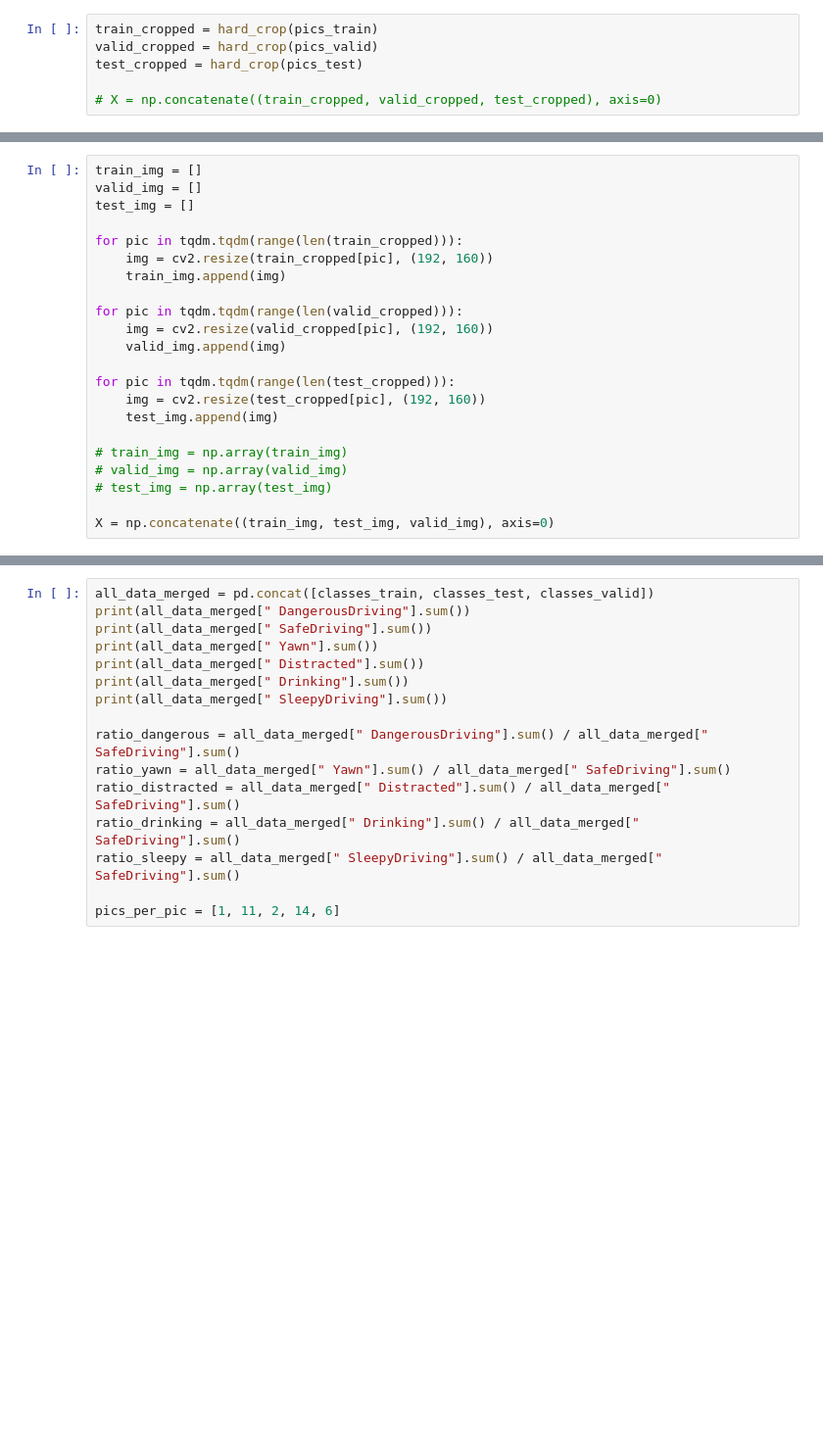
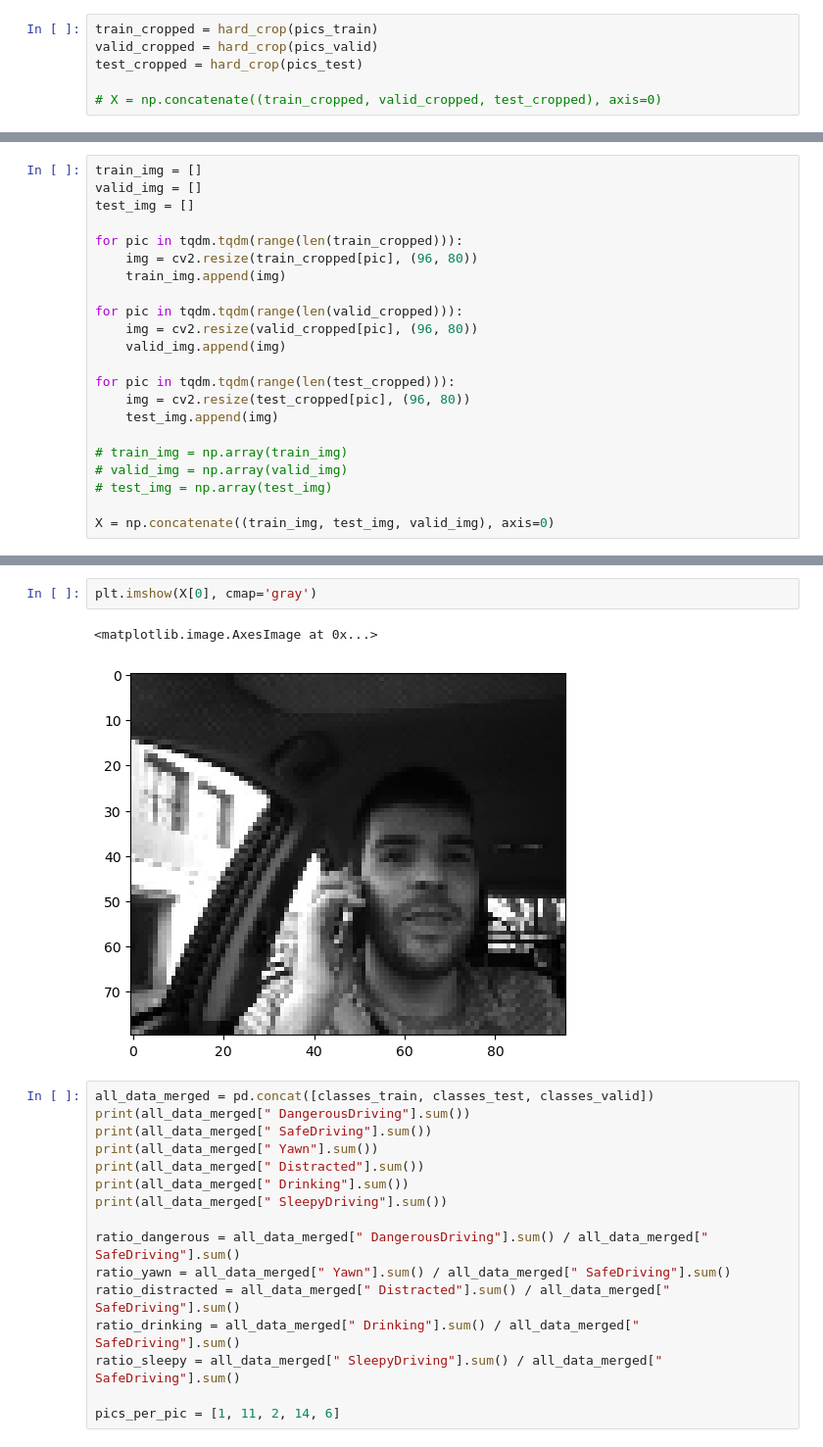
Before and after one commit to lennartvoelz/driver_inattention_detection, a Jupyter notebook: scripts/preproc.ipynb, the cells around one changed output, grey strips where cells are left out. Shown: that part at 98% size. Drawn from its saved outputs; the diff is of its cells as text; blank space fills up the shorter version.

```diff
--- a/scripts/preproc.ipynb
+++ b/scripts/preproc.ipynb
@@ -54,15 +73,15 @@ valid_img = []
 test_img = []
 
 for pic in tqdm.tqdm(range(len(train_cropped))):
-    img = cv2.resize(train_cropped[pic], (192, 160))
+    img = cv2.resize(train_cropped[pic], (96, 80))
     train_img.append(img)
 
 for pic in tqdm.tqdm(range(len(valid_cropped))):
-    img = cv2.resize(valid_cropped[pic], (192, 160))
+    img = cv2.resize(valid_cropped[pic], (96, 80))
     valid_img.append(img)
 
 for pic in tqdm.tqdm(range(len(test_cropped))):
-    img = cv2.resize(test_cropped[pic], (192, 160))
+    img = cv2.resize(test_cropped[pic], (96, 80))
     test_img.append(img)
 
 # train_img = np.array(train_img)
@@ -77,3 +92,8 @@ np.array(X)[0].shape
+# %%
+plt.imshow(X[0], cmap='gray')
+# %% [output]
+<matplotlib.image.AxesImage at 0x...>
+[figure, added]
 # %%
 all_data_merged = pd.concat([classes_train, classes_test, classes_valid])
 print(all_data_merged[" DangerousDriving"].sum())
```
Also changed, not shown: parts of 21 cells of this notebook, 10 other files.
